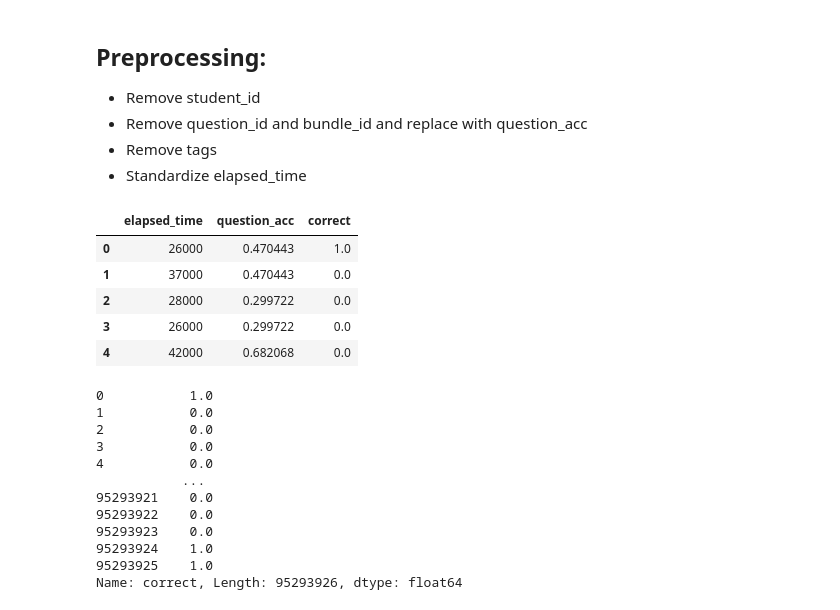
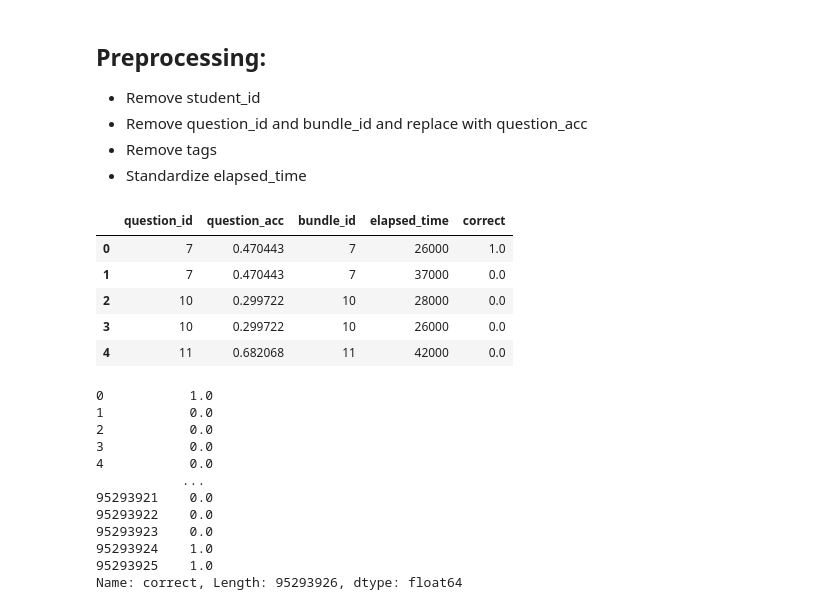
Before and after one commit to bbelandr/MachineLearningProject, a Jupyter notebook: pipeline_1.ipynb, the cells around one changed output. Saved outputs shown, nothing was run; the diff lists cells and outputs as text; code cells hidden in the pictures.

```diff
--- a/pipeline_1.ipynb
+++ b/pipeline_1.ipynb
@@ -128,17 +136,18 @@ Our baseline accuracy to compare against is 65.3418%, which is what we would get
 # %%
 acc_per_question = df.groupby('question_id')['correct'].mean()
 df['question_acc'] = df['question_id'].map(acc_per_question)
 
-df = df.drop(columns=['student_id', 'question_id', 'bundle_id', 'tags'])
+#df = df.drop(columns=['student_id', 'question_id', 'bundle_id', 'tags'])
+df = df.drop(columns=['student_id', 'tags'])
 df.insert(1, 'question_acc', df.pop('question_acc'))
 df.head()
 # %% [output]
-|  | elapsed_time | question_acc | correct |
-| 0 | 26000 | 0.470443 | 1.0 |
-| 1 | 37000 | 0.470443 | 0.0 |
-| 2 | 28000 | 0.299722 | 0.0 |
-| 3 | 26000 | 0.299722 | 0.0 |
-| 4 | 42000 | 0.682068 | 0.0 |
+|  | question_id | question_acc | bundle_id | elapsed_time | correct |
+| 0 | 7 | 0.470443 | 7 | 26000 | 1.0 |
+| 1 | 7 | 0.470443 | 7 | 37000 | 0.0 |
+| 2 | 10 | 0.299722 | 10 | 28000 | 0.0 |
+| 3 | 10 | 0.299722 | 10 | 26000 | 0.0 |
+| 4 | 11 | 0.682068 | 11 | 42000 | 0.0 |
 # %%
 y = df['correct'].fillna(0)
 print(y)
```
Also changed, not shown: parts of 11 cells of this notebook, 1 other file.
